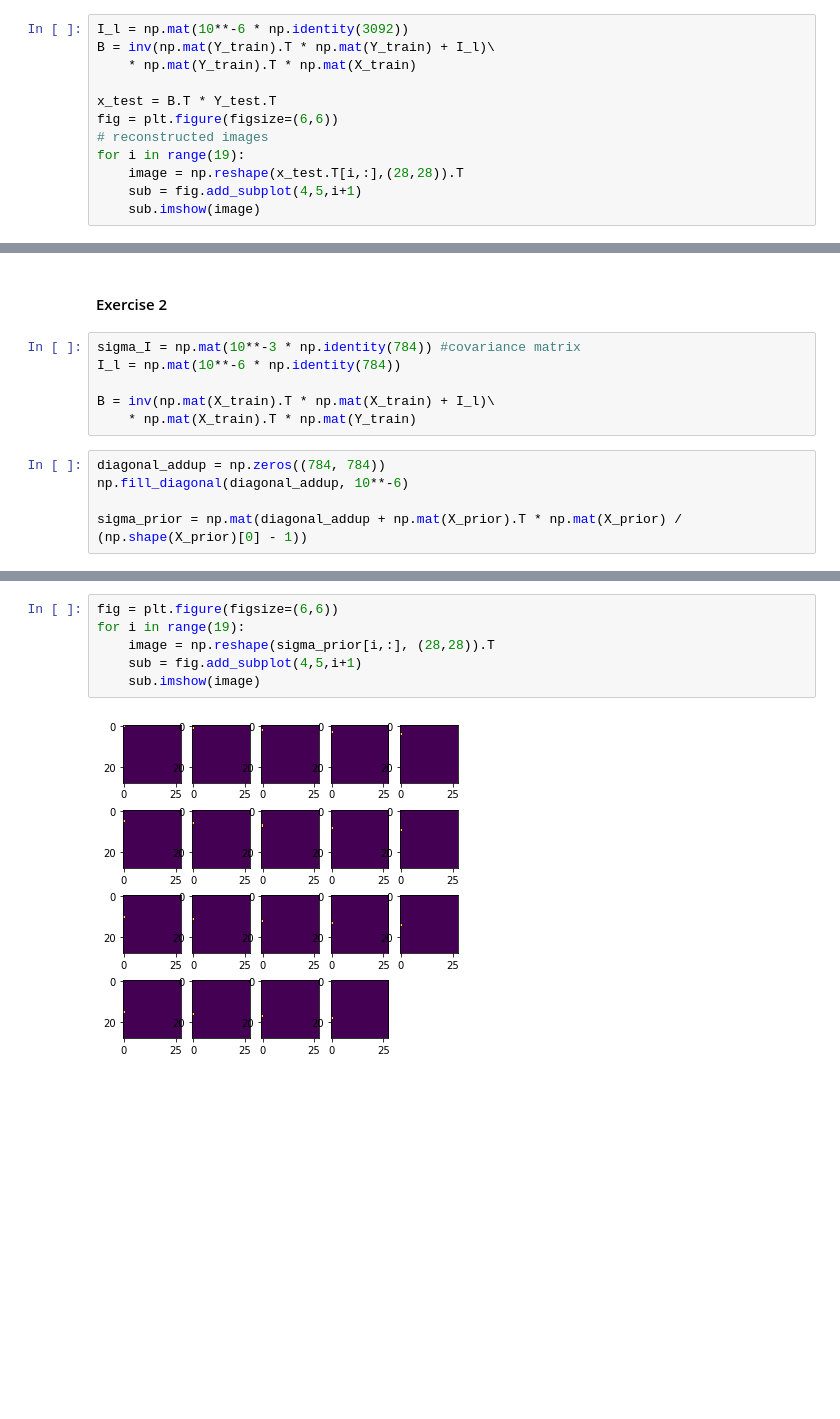
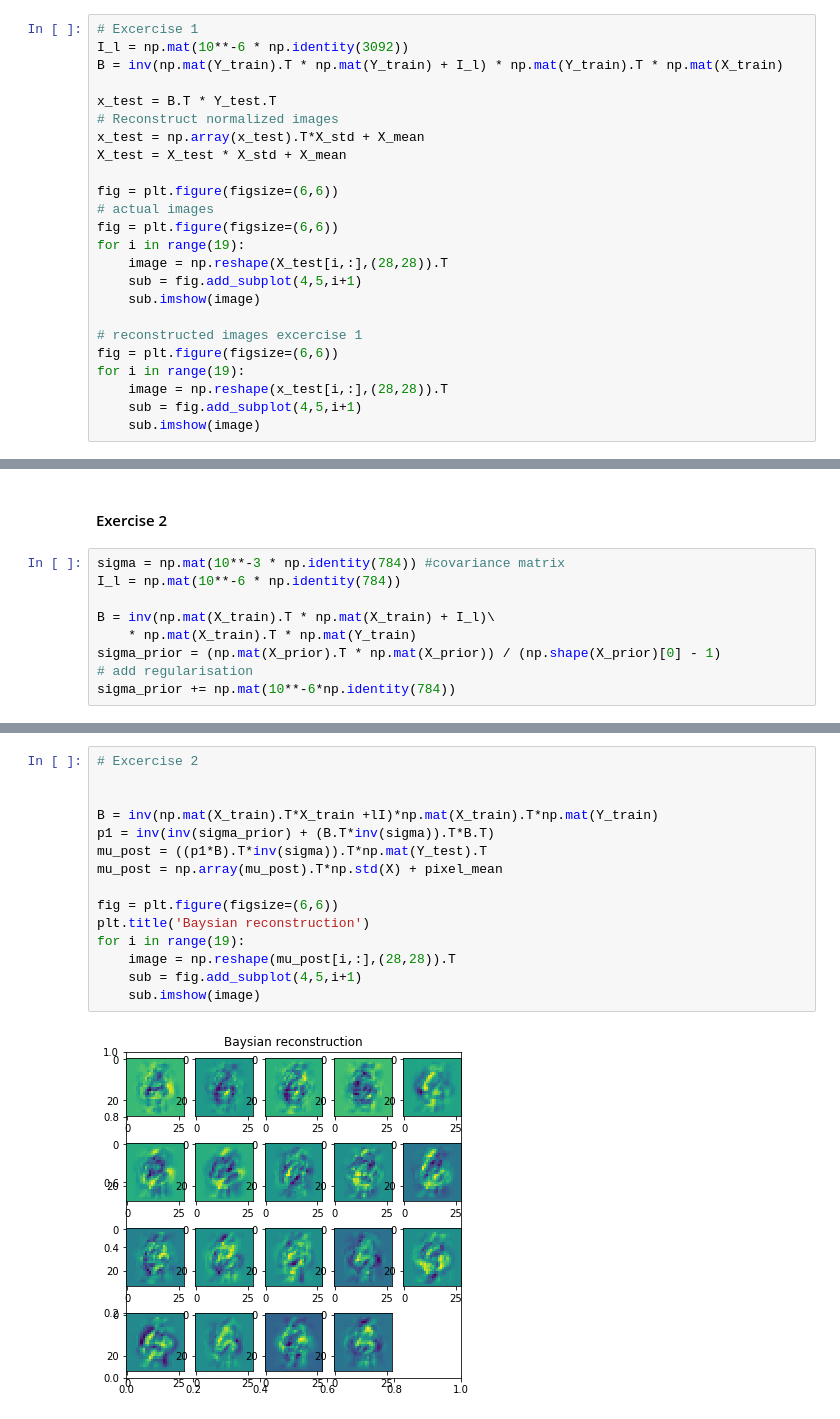
Before and after one commit to pieterwolfert/ccn, a Jupyter notebook: assignment4/assignment4.ipynb, the cells around one changed output, grey strips where cells are left out. Drawn from its saved outputs; the diff is of its cells as text; blank space fills up the shorter version.

```diff
--- a/assignment4/assignment4.ipynb
+++ b/assignment4/assignment4.ipynb
@@ -29,15 +30,27 @@ Y_train, Y_test = np.concatenate((Y_norm[10:50,:], Y_norm[50:90,:])), np.concate
 # %% [markdown]
 #### Exercise 1
 # %%
+# Excercise 1
 I_l = np.mat(10**-6 * np.identity(3092))
-B = inv(np.mat(Y_train).T * np.mat(Y_train) + I_l)\
-    * np.mat(Y_train).T * np.mat(X_train)
+B = inv(np.mat(Y_train).T * np.mat(Y_train) + I_l) * np.mat(Y_train).T * np.mat(X_train)
 
 x_test = B.T * Y_test.T
+# Reconstruct normalized images
+x_test = np.array(x_test).T*X_std + X_mean
+X_test = X_test * X_std + X_mean
+
 fig = plt.figure(figsize=(6,6))
-# reconstructed images
+# actual images
+fig = plt.figure(figsize=(6,6))
 for i in range(19):
-    image = np.reshape(x_test.T[i,:],(28,28)).T
+    image = np.reshape(X_test[i,:],(28,28)).T
     sub = fig.add_subplot(4,5,i+1)
     sub.imshow(image)
+
+# reconstructed images excercise 1
+fig = plt.figure(figsize=(6,6))
+for i in range(19):
+    image = np.reshape(x_test[i,:],(28,28)).T
+    sub = fig.add_subplot(4,5,i+1)
+    sub.imshow(image)
 # %% [output]
@@ -55,14 +60,12 @@ for i in range(19):
 # %% [markdown]
 #### Exercise 2
 # %%
-sigma_I = np.mat(10**-3 * np.identity(784)) #covariance matrix
+sigma = np.mat(10**-3 * np.identity(784)) #covariance matrix
 I_l = np.mat(10**-6 * np.identity(784))
 
 B = inv(np.mat(X_train).T * np.mat(X_train) + I_l)\
     * np.mat(X_train).T * np.mat(Y_train)
+sigma_prior = (np.mat(X_prior).T * np.mat(X_prior)) / (np.shape(X_prior)[0] - 1)
+# add regularisation
+sigma_prior += np.mat(10**-6*np.identity(784))
-# %%
-diagonal_addup = np.zeros((784, 784))
-np.fill_diagonal(diagonal_addup, 10**-6)
-
-sigma_prior = np.mat(diagonal_addup + np.mat(X_prior).T * np.mat(X_prior) / (np.shape(X_prior)[0] - 1))
 # %% [markdown]
@@ -70,8 +81,17 @@ Visualisation of sigma prior
 # %%
+# Excercise 2
+
+
+B = inv(np.mat(X_train).T*X_train +lI)*np.mat(X_train).T*np.mat(Y_train)
+p1 = inv(inv(sigma_prior) + (B.T*inv(sigma)).T*B.T)
+mu_post = ((p1*B).T*inv(sigma)).T*np.mat(Y_test).T
+mu_post = np.array(mu_post).T*np.std(X) + pixel_mean
+
 fig = plt.figure(figsize=(6,6))
+plt.title('Baysian reconstruction')
 for i in range(19):
-    image = np.reshape(sigma_prior[i,:], (28,28)).T
+    image = np.reshape(mu_post[i,:],(28,28)).T
     sub = fig.add_subplot(4,5,i+1)
     sub.imshow(image)
 # %% [output]
-[figure, old version]
+[figure, new version]
```
Also changed, not shown: parts of 11 cells of this notebook, 1 other file.
